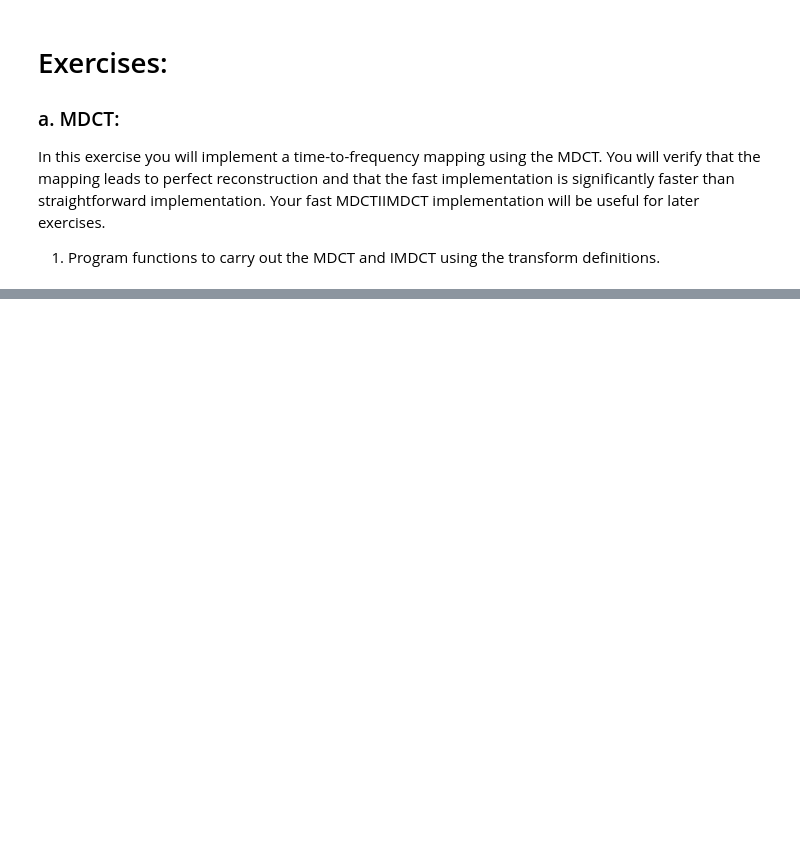
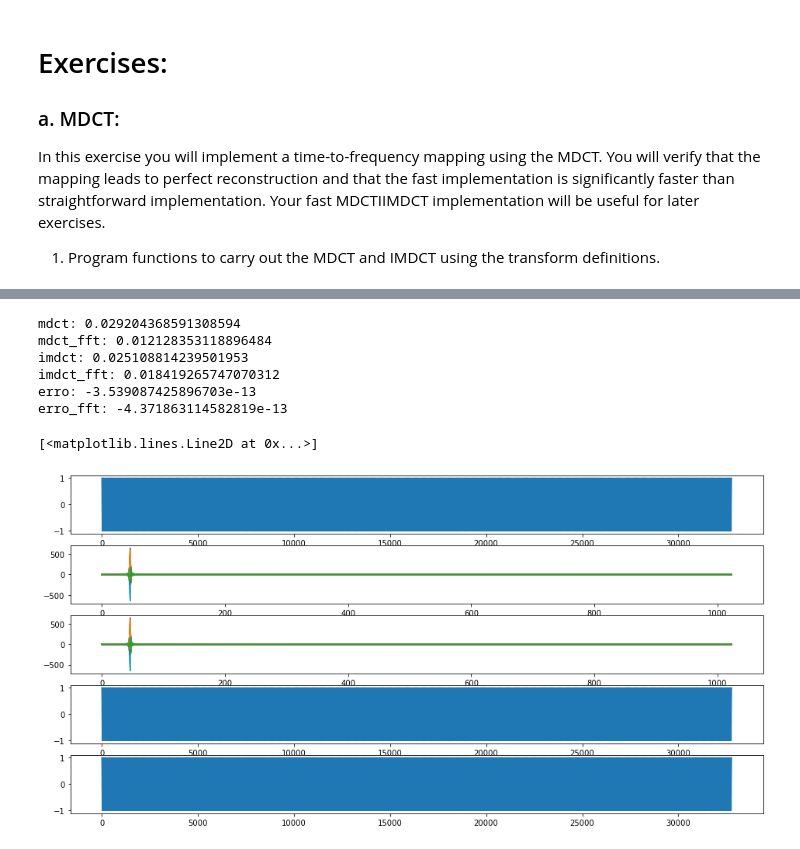
Before and after one commit to guedes-joaofelipe/CPE793-topics-in-audio-codification, a Jupyter notebook: exercises/chap05/exercises.ipynb, the cells around one changed output, grey strips where cells are left out. Drawn from its saved outputs; the diff is of its cells as text; code cells hidden in the pictures; blank space fills up the shorter version.

```diff
--- a/exercises/chap05/exercises.ipynb
+++ b/exercises/chap05/exercises.ipynb
@@ -115,0 +152,42 @@ def imdct():
+# %%
+N = 2048
+x = np.cos(2*np.pi*np.arange(N*16)/44.1)
+my_mdct = MDCT(N, sine_window(N))
+
+mdct_start = time.time()
+X = my_mdct.mdct(x)
+mdct_end = time.time()
+print(f'mdct: {mdct_end - mdct_start}')
+
+mdct_fft_start = time.time()
+X_fft = my_mdct.mdct_via_fft(x)
+mdct_fft_end = time.time()
+print(f'mdct_fft: {mdct_fft_end - mdct_fft_start}')
+
+imdct_start = time.time()
+x_hat = my_mdct.imdct(X)
+imdct_end = time.time()
+print(f'imdct: {imdct_end - imdct_start}')
+
+imdct_fft_start = time.time()
+x_hat_fft = my_mdct.imdct_via_ifft(X_fft)
+imdct_fft_end = time.time()
+print(f'imdct_fft: {imdct_fft_end - imdct_fft_start}')
+
+print(f'erro: {(x - x_hat).sum()}')
+print(f'erro_fft: {(x - x_hat_fft).sum()}')
+fig, ax = plt.subplots(nrows = 5, ncols = 1, figsize=(16, 8))
+ax[0].plot(x)
+ax[1].plot(X)
+ax[2].plot(X_fft)
+ax[3].plot(x_hat)
+ax[4].plot(x_hat_fft)
+# %% [output]
+mdct: 0.029204368591308594
+mdct_fft: 0.012128353118896484
+imdct: 0.025108814239501953
+imdct_fft: 0.018419265747070312
+erro: -3.539087425896703e-13
+erro_fft: -4.371863114582819e-13
+[<matplotlib.lines.Line2D at 0x...>]
+[figure, added]
```
Also changed, not shown: parts of 8 cells of this notebook.
